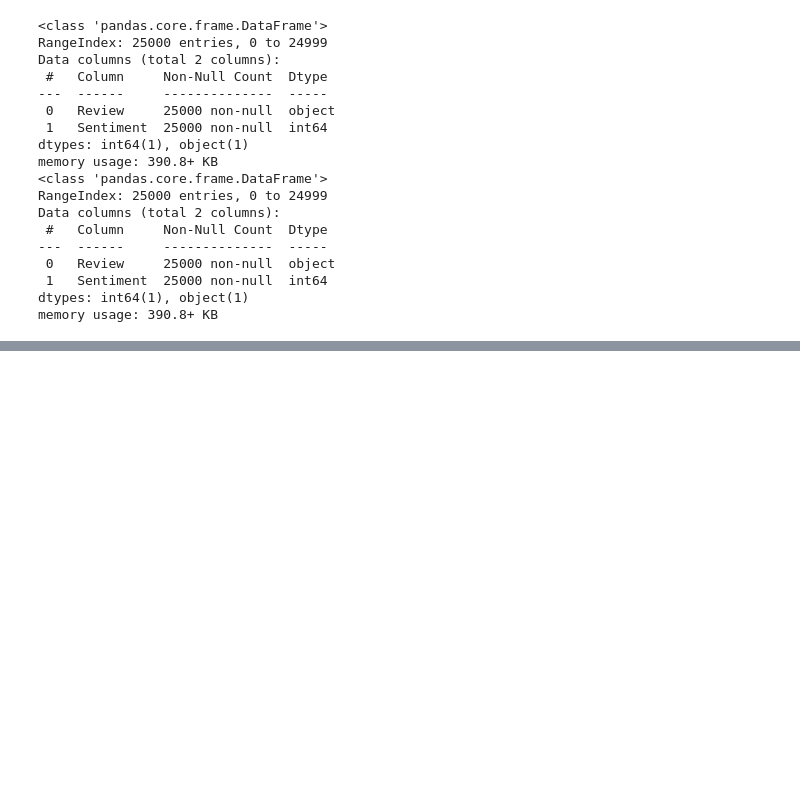
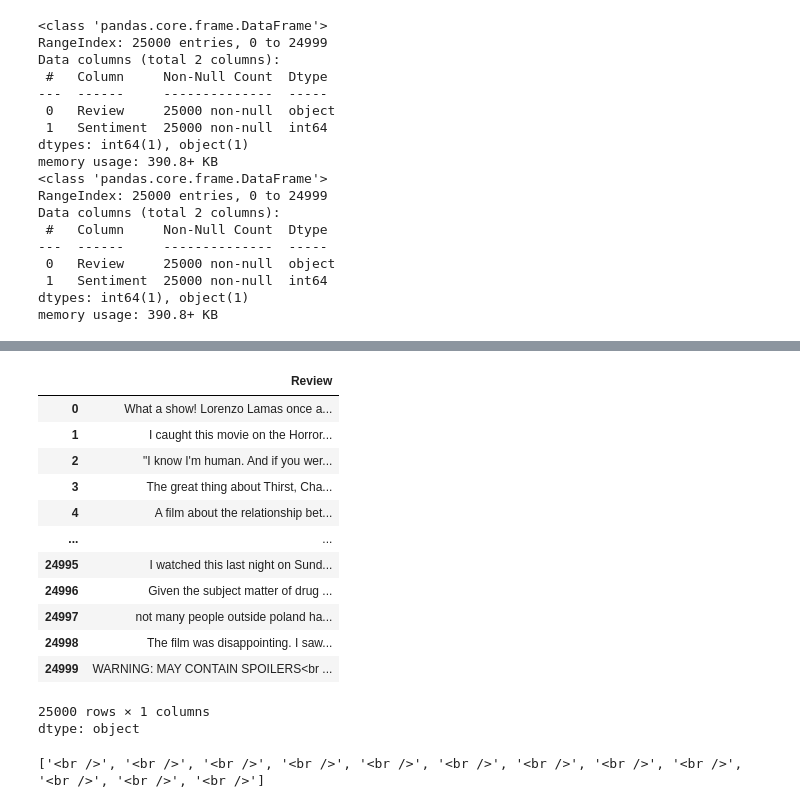
Before and after one commit to 27Swa/IMDB-Movie-Reviews, a Jupyter notebook: Untitled.ipynb, the cells around one changed output, grey strips where cells are left out. Drawn from its saved outputs; the diff is of its cells as text; code cells hidden in the pictures; blank space fills up the shorter version.

```diff
--- a/Untitled.ipynb
+++ b/Untitled.ipynb
@@ -85,0 +138,24 @@ memory usage: 390.8+ KB
+# %%
+test_df['Review']
+# %% [output]
+|  | Review |
+| 0 | What a show! Lorenzo Lamas once a... |
+| 1 | I caught this movie on the Horror... |
+| 2 | "I know I'm human. And if you wer... |
+| 3 | The great thing about Thirst, Cha... |
+| 4 | A film about the relationship bet... |
+| ... | ... |
+| 24995 | I watched this last night on Sund... |
+| 24996 | Given the subject matter of drug ... |
+| 24997 | not many people outside poland ha... |
+| 24998 | The film was disappointing. I saw... |
+| 24999 | WARNING: MAY CONTAIN SPOILERS<br ... |
+25000 rows × 1 columns
+dtype: object
+# %%
+text = train_df['Review'][0]
+pattern = '<\w* />*'
+ma = re.findall(pattern, text)
+print(ma)
+# %% [output]
+['<br />', '<br />', '<br />', '<br />', '<br />', '<br />', '<br />', '<br />', '<br />', '<br />', '<br />', '<br />']
```
Also changed, not shown: parts of 5 cells of this notebook.
